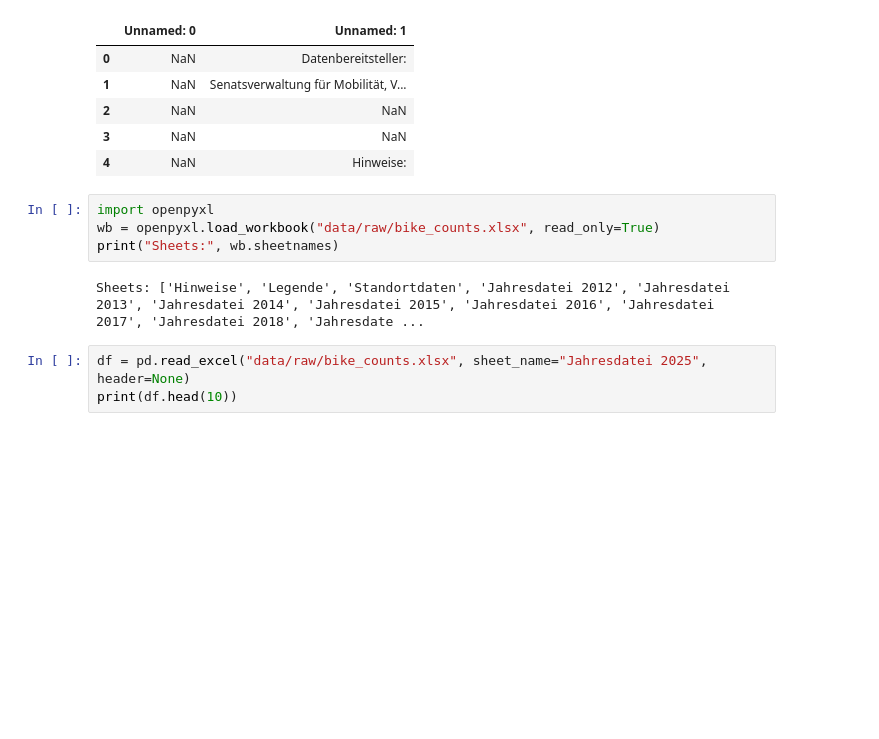
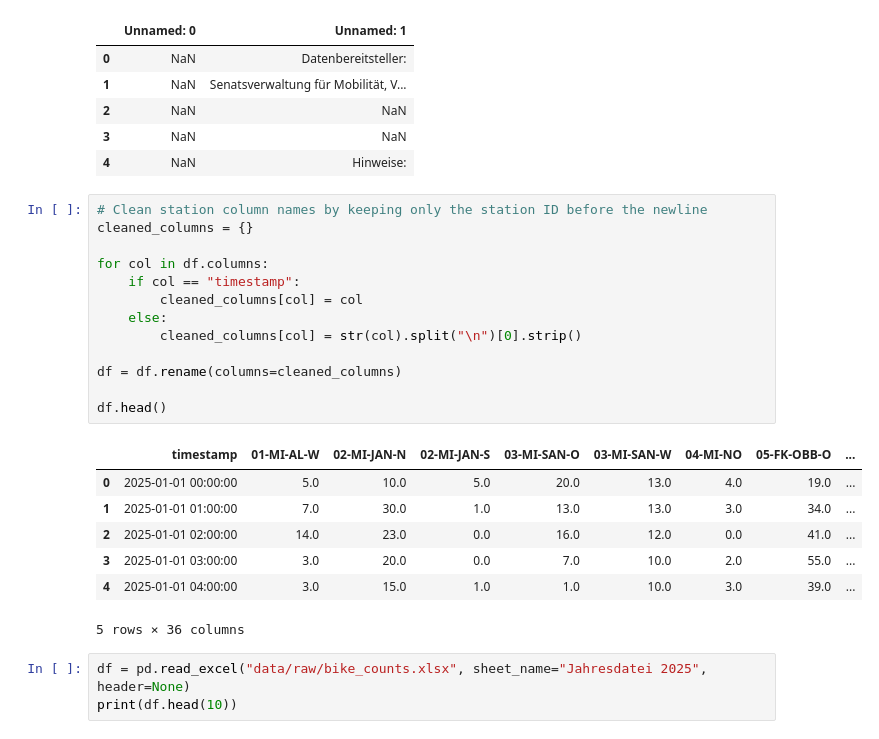
Before and after one commit to muhannadnajjar1-hash/berlin-mobility-pipeline, a Jupyter notebook: notebooks/eda_bike_counters.ipynb, the cells around one changed output. Cells and saved outputs as stored; diff of their text form; blank space fills up the shorter version.

```diff
--- a/notebooks/eda_bike_counters.ipynb
+++ b/notebooks/eda_bike_counters.ipynb
@@ -13,11 +20,26 @@ Shape: (40, 2)
 | 3 | NaN | NaN |
 | 4 | NaN | Hinweise: |
 # %%
-import openpyxl
-wb = openpyxl.load_workbook("data/raw/bike_counts.xlsx", read_only=True)
-print("Sheets:", wb.sheetnames)
+# Clean station column names by keeping only the station ID before the newline
+cleaned_columns = {}
+
+for col in df.columns:
+    if col == "timestamp":
+        cleaned_columns[col] = col
+    else:
+        cleaned_columns[col] = str(col).split("\n")[0].strip()
+
+df = df.rename(columns=cleaned_columns)
+
+df.head()
 # %% [output]
+|  | timestamp | 01-MI-AL-W | 02-MI-JAN-N | 02-MI-JAN-S | 03-MI-SAN-O | 03-MI-SAN-W | 04-MI-NO | 05-FK-OBB-O | ... |
+| 0 | 2025-01-01 00:00:00 | 5.0 | 10.0 | 5.0 | 20.0 | 13.0 | 4.0 | 19.0 | ... |
+| 1 | 2025-01-01 01:00:00 | 7.0 | 30.0 | 1.0 | 13.0 | 13.0 | 3.0 | 34.0 | ... |
+| 2 | 2025-01-01 02:00:00 | 14.0 | 23.0 | 0.0 | 16.0 | 12.0 | 0.0 | 41.0 | ... |
+| 3 | 2025-01-01 03:00:00 | 3.0 | 20.0 | 0.0 | 7.0 | 10.0 | 2.0 | 55.0 | ... |
+| 4 | 2025-01-01 04:00:00 | 3.0 | 15.0 | 1.0 | 1.0 | 10.0 | 3.0 | 39.0 | ... |
-Sheets: ['Hinweise', 'Legende', 'Standortdaten', 'Jahresdatei 2012', 'Jahresdatei 2013', 'Jahresdatei 2014', 'Jahresdatei 2015', 'Jahresdatei 2016', 'Jahresdatei 2017', 'Jahresdatei 2018', 'Jahresdate ...
+5 rows × 36 columns
 # %%
 df = pd.read_excel("data/raw/bike_counts.xlsx", sheet_name="Jahresdatei 2025", header=None)
 print(df.head(10))
```
Also changed, not shown: parts of 6 cells of this notebook, 1 other file.
